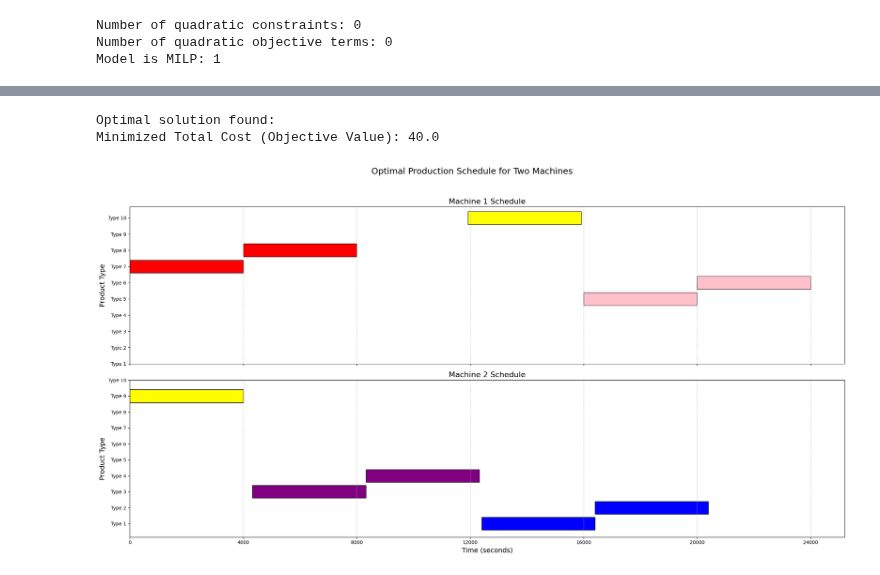
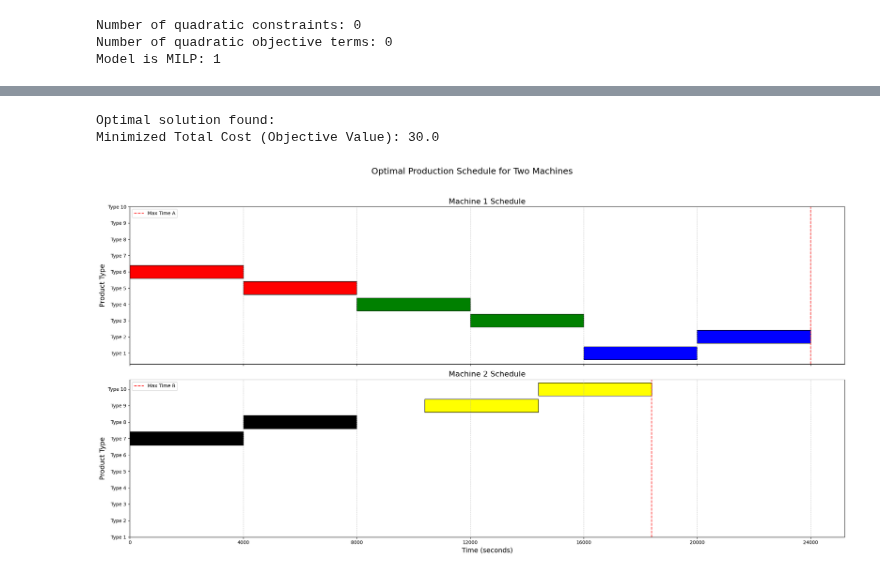
Before and after one commit to emrekuruu/Production_Planning, a Jupyter notebook: demo.ipynb, the cells around one changed output, grey strips where cells are left out. Cells and saved outputs as stored; diff of their text form; code cells hidden in the pictures.

Commit message:
feat: get rid of machine assignment decision variable

```diff
--- a/demo.ipynb
+++ b/demo.ipynb
@@ -64,19 +51,23 @@ parts_colors
+# %%
+# Add artificial parts
+artificial_part_A = num_parts + 1
+artificial_part_B = num_parts + 2
+
+# Artificial parts are dummy start points
+parts_colors[artificial_part_A] = "None"
+parts_colors[artificial_part_B] = "None"
 # %%
 machines = [1,2]
 # Define continuous variables for start and end times of production for each part
-start_times = model.addVars(range(1, num_parts + 1), vtype=GRB.CONTINUOUS, name="start_times")
-end_times = model.addVars(range(1, num_parts + 1), vtype=GRB.CONTINUOUS, name="end_times")
+start_times = model.addVars(range(1, num_parts + 3), machines,  vtype=GRB.CONTINUOUS, name="start_times")
+end_times = model.addVars(range(1, num_parts + 3), machines,  vtype=GRB.CONTINUOUS, name="end_times")
 
-# Define binary variable to indicate successor relationship for each machine
-# successor[p, p_prime, m] = 1 if part p is the immediate predecessor of part p_prime on machine m
-successor = model.addVars(range(1, num_parts + 1), range(1, num_parts + 1), machines, vtype=GRB.BINARY, name="successor")
+# Define binary variable to indicate predecessor relationship for each machine
+predecessor = model.addVars(range(1, num_parts + 3), range(1, num_parts + 3), machines, vtype=GRB.BINARY, name="predecessor")
 
 # Define binary variable for color change costs on each machine
 # color_change[p, p_prime, m] = 1 if there is a color change between part p and part p_prime on machine m
 color_change = model.addVars(range(1, num_parts + 1), range(1, num_parts + 1), machines, vtype=GRB.BINARY, name="color_change")
-
-# Define binary variables for machine assignments: machine_assignment[p, m] = 1 if part p is assigned to machine m
-machine_assignment = model.addVars(range(1, num_parts + 1), machines, vtype=GRB.BINARY, name="machine_assignment")
 # %%
 model.setObjective(
     quicksum(
@@ -284,8 +301,8 @@ if model.status == GRB.OPTIMAL:
     print(f"Minimized Total Cost (Objective Value): {minimized_cost}")
 
     # Extract start and end times for each part assigned to each machine
-    start_times_values = {p: start_times[p].X for p in range(1, num_parts + 1)}
-    end_times_values = {p: end_times[p].X for p in range(1, num_parts + 1)}
+    start_times_values = {(p, m): start_times[p, m].X for p in range(1, num_parts + 1) for m in machines}
+    end_times_values = {(p, m): end_times[p, m].X for p in range(1, num_parts + 1) for m in machines}
 
     # Define unique break intervals for each machine (start, end, shift_amount)
     breaks = {
@@ -308,21 +325,32 @@ if model.status == GRB.OPTIMAL:
         'Pink': 'pink',
     }
 
+
+    # Set maximum times scaled for plotting
+    max_time_A = max_time_machine_A * 80
+    max_time_B = max_time_machine_B * 80
+
     # Iterate through each machine and process parts in a sorted order
     for m in machines:
         ax = axs[m - 1]  # Subplot for each machine (Machine 1 and Machine 2)
         cumulative_shift = 0  # Track cumulative shifts for breaks
 
         # Sort parts by start time for consistent plotting
-        sorted_parts = sorted([p for p in range(1, num_parts + 1) if machine_assignment[p, m].X > 0.5],
-                              key=lambda x: start_times_values[x])
+        sorted_parts = sorted(
+            [p for p in range(1, num_parts + 1)],
+            key=lambda p: start_times[p, m].x
+        )
+
 
         for p in sorted_parts:
             part_color = color_map[parts_colors[p]]
-            start = start_times_values[p] * 80
-            end = end_times_values[p] * 80
+            start = start_times_values[(p,m)] * 80
+            end = end_times_values[(p,m)] * 80
             shifted_start = start + cumulative_shift
             shifted_end = end + cumulative_shift
+
+            if shifted_start == shifted_end:
+                continue
 
             # Check if the part needs to be split by any breaks
             for break_start, break_end, shift_amount in breaks[m]:
@@ -339,32 +367,40 @@ if model.status == GRB.OPTIMAL:
                     cumulative_shift += shift_amount
                     break  # Move to the next part after handling this break
                 elif shifted_start >= break_end:
                     # Entire block is after the break; apply shift
                     shifted_start += shift_amount
                     shifted_end += shift_amount
 
             # Plot the adjusted (shifted) part
             ax.barh(p, shifted_end - shifted_start, left=shifted_start, color=part_color, edgecolor='black')
 
+        if m == 1:
+            ax.axvline(x=max_time_A, color='red', linestyle='--', alpha=0.8, linewidth=1.5, label="Max Time A")
+            ax.legend(loc='upper left')
+        elif m == 2:
+            ax.axvline(x=max_time_B, color='red', linestyle='--', alpha=0.8, linewidth=1.5, label="Max Time B")
+            ax.legend(loc='upper left')
+
         # Customize each subplot
         ax.set_title(f"Machine {m} Schedule", fontsize=16)
         ax.set_ylabel("Product Type", fontsize=14)
         ax.set_yticks(range(1, num_parts + 1))
         ax.set_yticklabels([f'Type {i}' for i in range(1, num_parts + 1)])
         ax.grid(axis='x', linestyle='--', alpha=0.7)
+
 
     # Set common labels
     plt.xlabel("Time (seconds)", fontsize=14)
     plt.xticks(np.arange(0, (max(end_times_values.values()) + 1) * 80, 80 * max(demand.values())))  # Adjust x-tick intervals for seconds
 
     fig.suptitle("Optimal Production Schedule for Two Machines", fontsize=18)
     plt.tight_layout(rect=[0, 0.03, 1, 0.95])  # Adjust layout for title space
 
     # Save the plot as an image file
     plt.savefig("optimal_production_schedule.png")
 else:
     print("No optimal solution found.")
 # %% [output]
 Optimal solution found:
-Minimized Total Cost (Objective Value): 40.0
+Minimized Total Cost (Objective Value): 30.0
-[figure, old version]
+[figure, new version]
```
Also changed, not shown: parts of 8 cells of this notebook, 2 other files.
